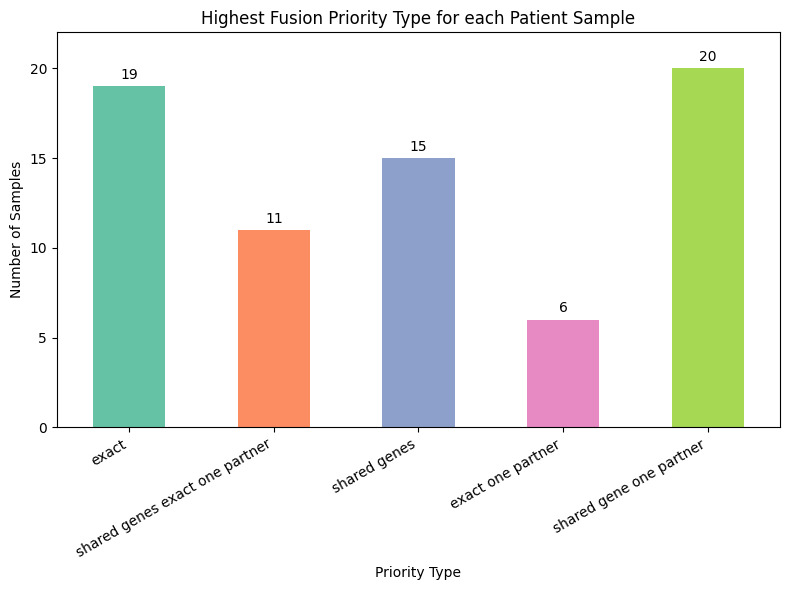
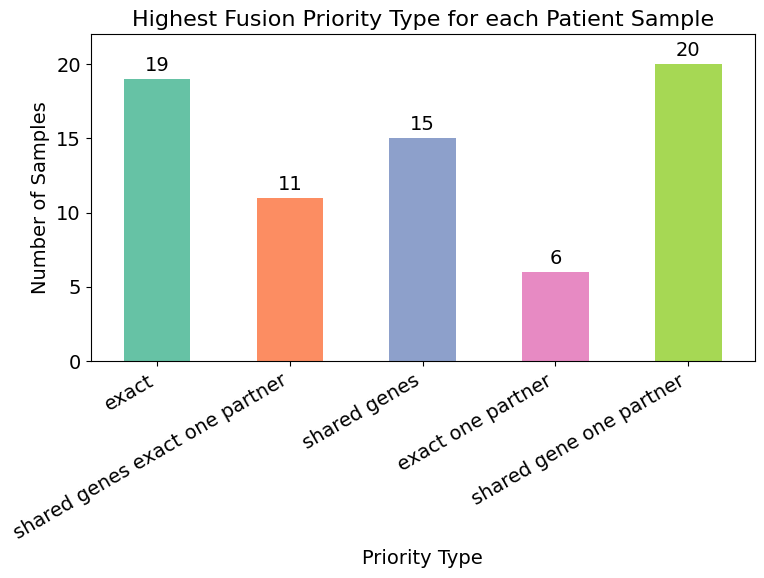
Code edit (unified diff) that turned the first committed figure into the second:
--- before
+++ after
@@ -2,4 +2,10 @@
 import seaborn as sns
 import numpy as np
+
+plt.rcParams.update({
+    "font.size": 14,
+    "axes.titlesize": 16,
+    "axes.labelsize": 14,
+})
 
 Path("figures").mkdir(parents=True, exist_ok=True)

Commit: Update figure sizes for matching figures